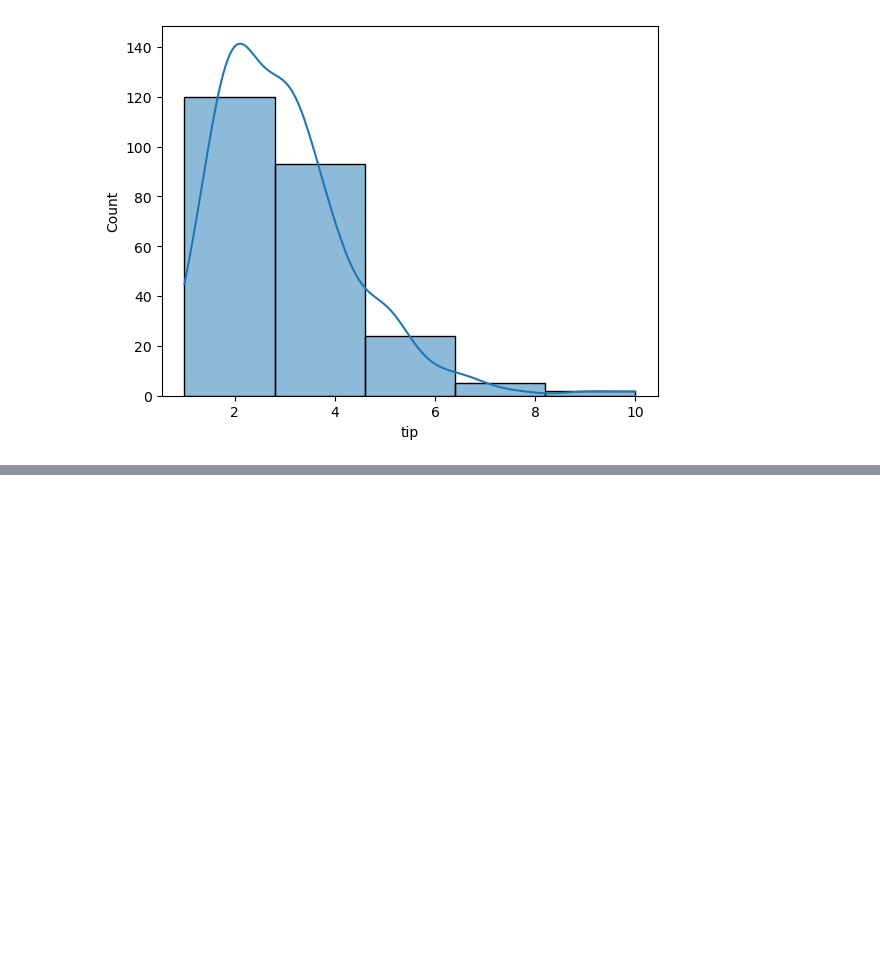
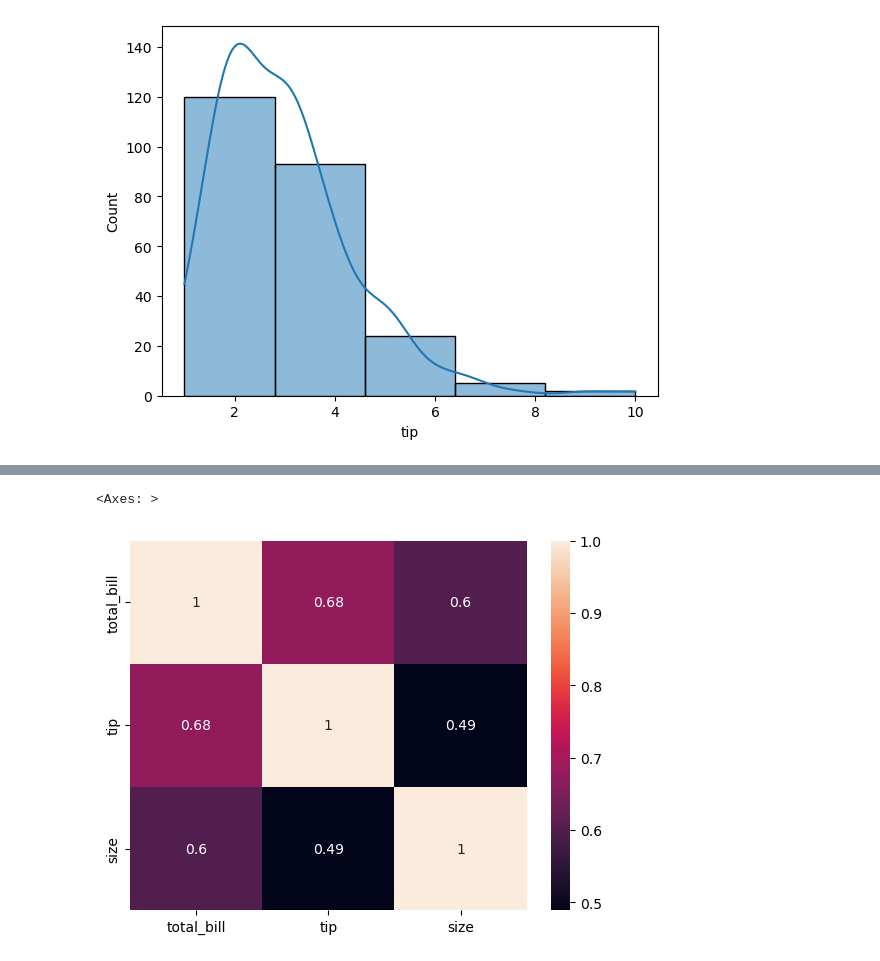
Before and after one commit to trish-2610/Data_Analysis_using_Python_libraries, a Jupyter notebook: Seaborn.ipynb, the cells around one changed output, grey strips where cells are left out. Cells and saved outputs as stored; diff of their text form; code cells hidden in the pictures; blank space fills up the shorter version.

```diff
--- a/Seaborn.ipynb
+++ b/Seaborn.ipynb
@@ -131,0 +149,5 @@ plt.show()
+# %%
+sns.heatmap(corr,annot = True)
+# %% [output]
+<Axes: >
+[figure, added]
```
Also changed, not shown: parts of 8 cells of this notebook.
